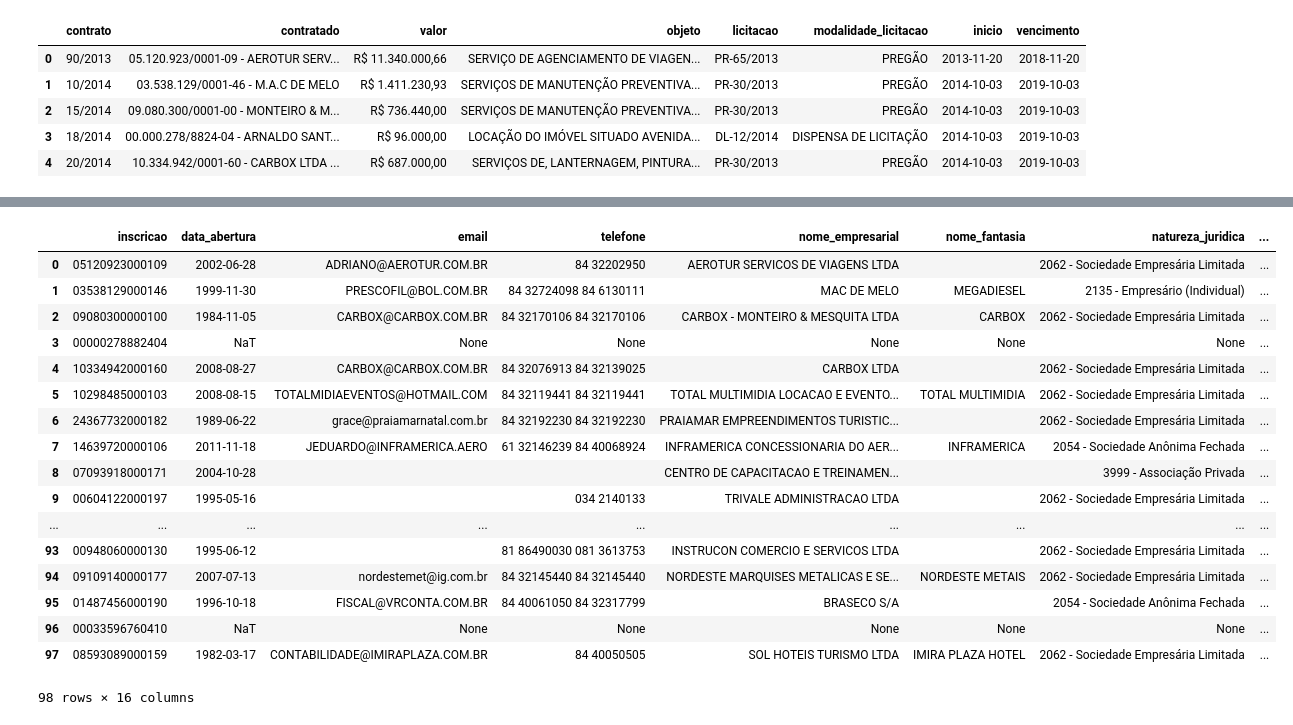
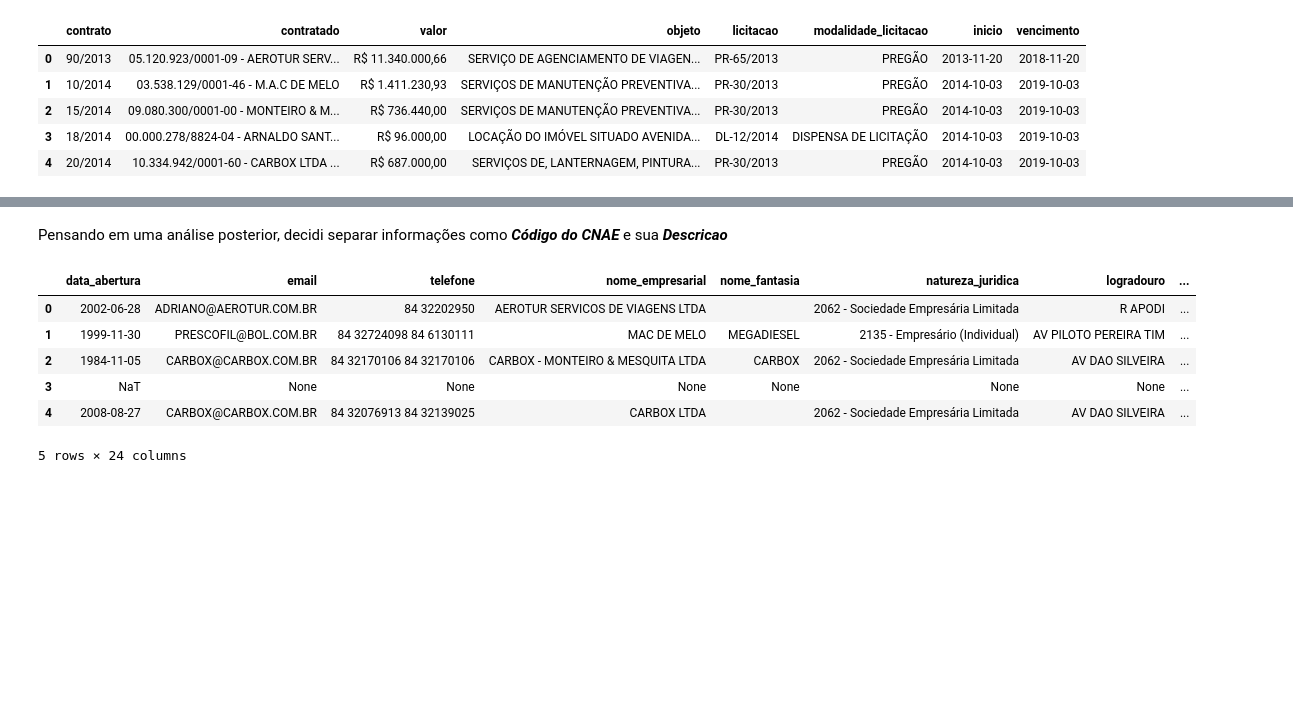
Before and after one commit to allangoncalves/analise_contratos_ufrn, a Jupyter notebook: ContratosUFRN.ipynb, the cells around one changed output, grey strips where cells are left out. Cells and saved outputs as stored; diff of their text form; code cells hidden in the pictures; blank space fills up the shorter version.

```diff
--- a/ContratosUFRN.ipynb
+++ b/ContratosUFRN.ipynb
@@ -51,22 +69,0 @@ cnpjs.reset_index(drop=True, inplace=True)
-# %%
-def get_soup(cnpj):
-    request = requests.get('http://www.portaltransparencia.gov.br/pessoa-juridica/%s' % cnpj)
-    if request.ok:
-        return BeautifulSoup(request.content)
-    else:
-        raise Exception('Servidor não respondendo!!')
-
-def get_info(cnpj):
-    data = []
-    try:
-        soup = get_soup(cnpj)
-    except:
-        return []
-    else:
-        section = soup.find('section', {'class': 'dados-tabelados'})
-#         print(section)
-        divs = section.findAll('div', {'class': 'row'})
-#         print(divs)
-        for div in divs:
-            data.extend(div.findAll('span'))
-        return [item.text for item in data]
@@ -91,3 +72,3 @@ get_info(cnpjs[0])
 # %%
-# cnpjs.apply(func=lambda x: get_info(x), axis=1)
-result = [get_info(cnpj) for cnpj in cnpjs]
+%%time
+result = [get_info(cnpj) for cnpj in df['cnpj']]
@@ -109,6 +94,6 @@ scraped_data = pd.DataFrame(result, columns=[
     'municipio',
     'uf',
 ])
-scraped_data['inscricao'] = cnpjs
-scraped_data
+scraped_data.drop('inscricao', inplace=True, axis=1)
+scraped_data.head()
 # %% [output]
@@ -132,0 +106,2 @@ scraped_data
+# %%
+scraped_data = pd.concat([scraped_data, df], axis=1)
@@ -135,25 +157,16 @@ scraped_data['data_abertura'] = scraped_data['data_abertura'].apply(pd.to_dateti
+# %% [markdown]
+Pensando em uma análise posterior, decidi separar informações como ***Código do CNAE*** e sua ***Descricao***
 # %%
 splitted = scraped_data['cnae'].str.split(' - ', expand=True)
 scraped_data['cod_cnae'] = splitted[0].str.strip()
 scraped_data['descricao_cnae'] = splitted[1].str.strip()
 scraped_data.drop('cnae', axis=1, inplace=True)
-scraped_data
+scraped_data.head()
 # %% [output]
-|  | inscricao | data_abertura | email | telefone | nome_empresarial | nome_fantasia | natureza_juridica | ... |
-| 0 | 05120923000109 | 2002-06-28 | ADRIANO@AEROTUR.COM.BR | 84 32202950 | AEROTUR SERVICOS DE VIAGENS LTDA |  | 2062 - Sociedade Empresária Limitada | ... |
-| 1 | 03538129000146 | 1999-11-30 | PRESCOFIL@BOL.COM.BR | 84 32724098 84 6130111 | MAC DE MELO | MEGADIESEL | 2135 - Empresário (Individual) | ... |
-| 2 | 09080300000100 | 1984-11-05 | CARBOX@CARBOX.COM.BR | 84 32170106 84 32170106 | CARBOX - MONTEIRO & MESQUITA LTDA | CARBOX | 2062 - Sociedade Empresária Limitada | ... |
-| 3 | 00000278882404 | NaT | None | None | None | None | None | ... |
-| 4 | 10334942000160 | 2008-08-27 | CARBOX@CARBOX.COM.BR | 84 32076913 84 32139025 | CARBOX LTDA |  | 2062 - Sociedade Empresária Limitada | ... |
-| 5 | 10298485000103 | 2008-08-15 | TOTALMIDIAEVENTOS@HOTMAIL.COM | 84 32119441 84 32119441 | TOTAL MULTIMIDIA LOCACAO E EVENTO... | TOTAL MULTIMIDIA | 2062 - Sociedade Empresária Limitada | ... |
-| 6 | 24367732000182 | 1989-06-22 | grace@praiamarnatal.com.br | 84 32192230 84 32192230 | PRAIAMAR EMPREENDIMENTOS TURISTIC... |  | 2062 - Sociedade Empresária Limitada | ... |
-| 7 | 14639720000106 | 2011-11-18 | JEDUARDO@INFRAMERICA.AERO | 61 32146239 84 40068924 | INFRAMERICA CONCESSIONARIA DO AER... | INFRAMERICA | 2054 - Sociedade Anônima Fechada | ... |
-| 8 | 07093918000171 | 2004-10-28 |  |  | CENTRO DE CAPACITACAO E TREINAMEN... |  | 3999 - Associação Privada | ... |
-| 9 | 00604122000197 | 1995-05-16 |  | 034 2140133 | TRIVALE ADMINISTRACAO LTDA |  | 2062 - Sociedade Empresária Limitada | ... |
-| ... | ... | ... | ... | ... | ... | ... | ... | ... |
-| 93 | 00948060000130 | 1995-06-12 |  | 81 86490030 081 3613753 | INSTRUCON COMERCIO E SERVICOS LTDA |  | 2062 - Sociedade Empresária Limitada | ... |
-| 94 | 09109140000177 | 2007-07-13 | nordestemet@ig.com.br | 84 32145440 84 32145440 | NORDESTE MARQUISES METALICAS E SE... | NORDESTE METAIS | 2062 - Sociedade Empresária Limitada | ... |
-| 95 | 01487456000190 | 1996-10-18 | FISCAL@VRCONTA.COM.BR | 84 40061050 84 32317799 | BRASECO S/A |  | 2054 - Sociedade Anônima Fechada | ... |
-| 96 | 00033596760410 | NaT | None | None | None | None | None | ... |
-| 97 | 08593089000159 | 1982-03-17 | CONTABILIDADE@IMIRAPLAZA.COM.BR | 84 40050505 | SOL HOTEIS TURISMO LTDA | IMIRA PLAZA HOTEL | 2062 - Sociedade Empresária Limitada | ... |
+|  | data_abertura | email | telefone | nome_empresarial | nome_fantasia | natureza_juridica | logradouro | ... |
+| 0 | 2002-06-28 | ADRIANO@AEROTUR.COM.BR | 84 32202950 | AEROTUR SERVICOS DE VIAGENS LTDA |  | 2062 - Sociedade Empresária Limitada | R APODI | ... |
+| 1 | 1999-11-30 | PRESCOFIL@BOL.COM.BR | 84 32724098 84 6130111 | MAC DE MELO | MEGADIESEL | 2135 - Empresário (Individual) | AV PILOTO PEREIRA TIM | ... |
+| 2 | 1984-11-05 | CARBOX@CARBOX.COM.BR | 84 32170106 84 32170106 | CARBOX - MONTEIRO & MESQUITA LTDA | CARBOX | 2062 - Sociedade Empresária Limitada | AV DAO SILVEIRA | ... |
+| 3 | NaT | None | None | None | None | None | None | ... |
+| 4 | 2008-08-27 | CARBOX@CARBOX.COM.BR | 84 32076913 84 32139025 | CARBOX LTDA |  | 2062 - Sociedade Empresária Limitada | AV DAO SILVEIRA | ... |
-98 rows × 16 columns
+5 rows × 24 columns
```
Also changed, not shown: parts of 42 cells of this notebook, 3 other files.
